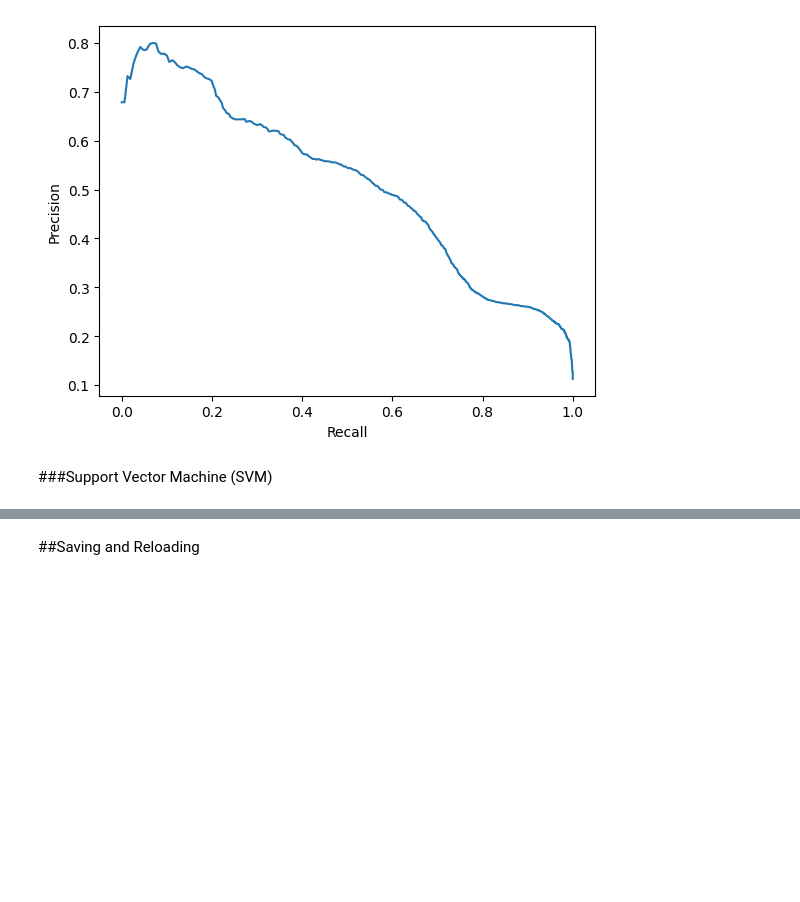
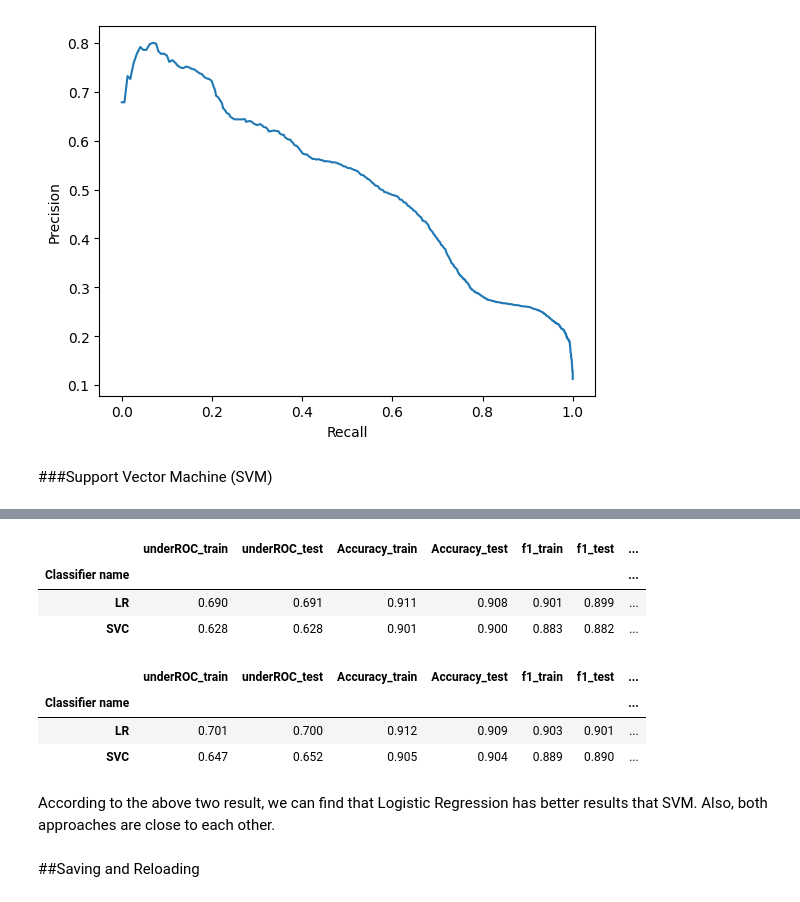
Before and after one commit to ahkhaniki/BigData, a Jupyter notebook: BigData4012_AHK_Spark_MachineLearning.ipynb, the cells around one changed output, grey strips where cells are left out. Saved outputs shown, nothing was run; the diff lists cells and outputs as text; code cells hidden in the pictures; blank space fills up the shorter version.

```diff
--- a/BigData4012_AHK_Spark_MachineLearning.ipynb
+++ b/BigData4012_AHK_Spark_MachineLearning.ipynb
@@ -222,10 +222,10 @@ Before doing any slice & dice of the dataset or anythingelse, we should first be
 # %%
 # load data from csv to a dataframe.
-# header=True means the first row is a header
-# sep=',' means the column are seperated using ','
-# inferschema=true infers the input schema automatically while loading the data
-#df = spark.read.options(header=True, inferSchema = True, sep=",").csv("/content/drive/My Drive/Academic Projects/University of Isfahan/Big Data/Homeworks/HW5/ML_hw_dataset.csv")
-df = spark.read.csv("/content/drive/My Drive/Academic Projects/University of Isfahan/Big Data/Homeworks/HW5/ML_hw_dataset.csv", header=True, inferSchema = True, sep=",")
+file_path = "/content/drive/My Drive/Academic Projects/University of Isfahan/Big Data/Homeworks/HW5/ML_hw_dataset.csv"
+#file_path = "https://raw.githubusercontent.com/ahkhaniki/spark-machine-learning/main/ml_dataset.csv"
+#!wget file_path
+
+df = spark.read.csv(file_path, header = True, inferSchema = True, sep= ",")
 # %% [markdown]
 How big is the dataset?
 # %%
@@ -1779,3 +1859,34 @@ print("-- Accuracy: %s\n-- FPR: %s\n-- TPR: %s\n-- F-measure: %s\n-- Precision:
+# %%
+param_grid = ParamGridBuilder().build()
+
+classifiers = []
+
+classifiers.append(('LR', LogisticRegression(labelCol='label', featuresCol='features')))
+classifiers.append(('SVC', LinearSVC(labelCol='label', featuresCol='features')))
+
+
+appr1_results = model_compare(vectorized_train_data=appr1_train_set, vectorized_test_data=appr1_test_set,
+                                classifiers=classifiers, param_grid=param_grid, num_folds=5, round_level=3, seed=123)
+
+appr2_results = model_compare(vectorized_train_data=appr2_train_set,
+                                           vectorized_test_data=appr2_test_set, classifiers=classifiers,
+                                           param_grid=param_grid, num_folds=5, round_level=3, seed=123)
+# %%
+appr1_results.toPandas().set_index('Classifier name')
+# %% [output]
+|  | underROC_train | underROC_test | Accuracy_train | Accuracy_test | f1_train | f1_test | ... |
+| Classifier name |  |  |  |  |  |  | ... |
+| LR | 0.690 | 0.691 | 0.911 | 0.908 | 0.901 | 0.899 | ... |
+| SVC | 0.628 | 0.628 | 0.901 | 0.900 | 0.883 | 0.882 | ... |
+# %%
+appr1_results.toPandas().set_index('Classifier name')
+# %% [output]
+|  | underROC_train | underROC_test | Accuracy_train | Accuracy_test | f1_train | f1_test | ... |
+| Classifier name |  |  |  |  |  |  | ... |
+| LR | 0.701 | 0.700 | 0.912 | 0.909 | 0.903 | 0.901 | ... |
+| SVC | 0.647 | 0.652 | 0.905 | 0.904 | 0.889 | 0.890 | ... |
+# %% [markdown]
+According to the above two result, we can find that Logistic Regression has better results that SVM. Also, both approaches are close to each other.
 # %% [markdown]
 ##Saving and Reloading
 # %% [markdown]
```
Also changed, not shown: parts of 53 cells of this notebook.
